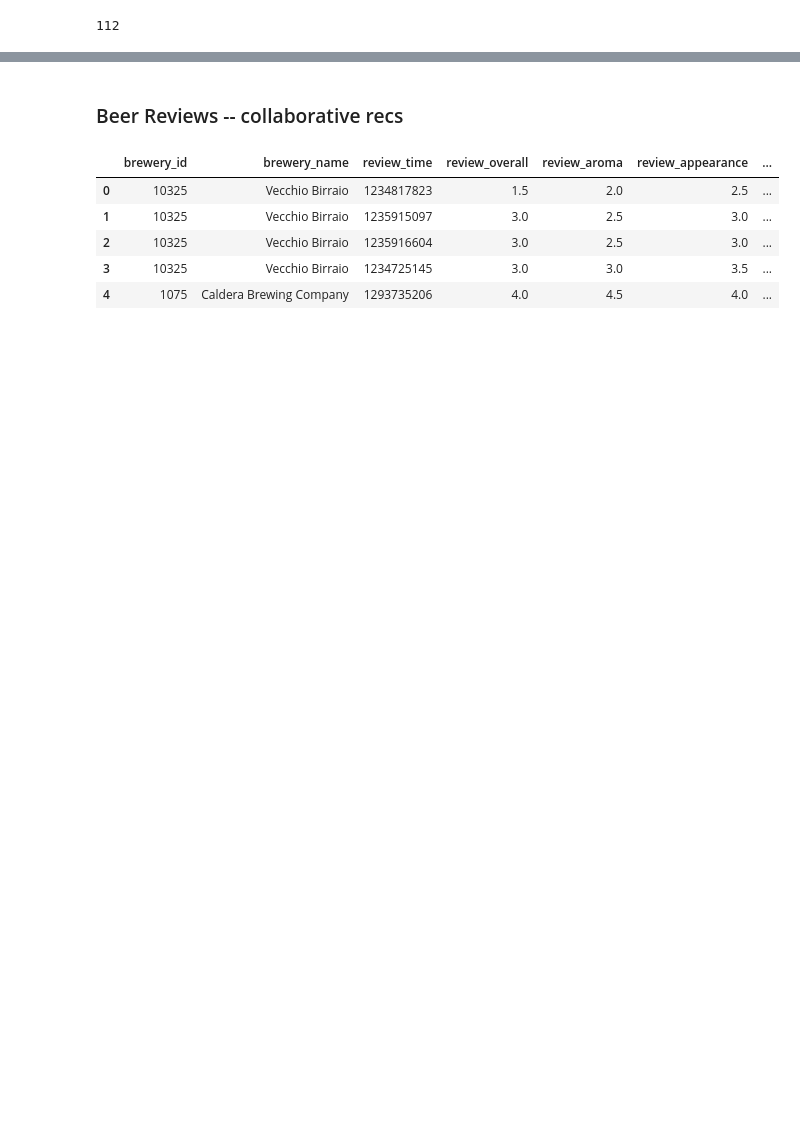
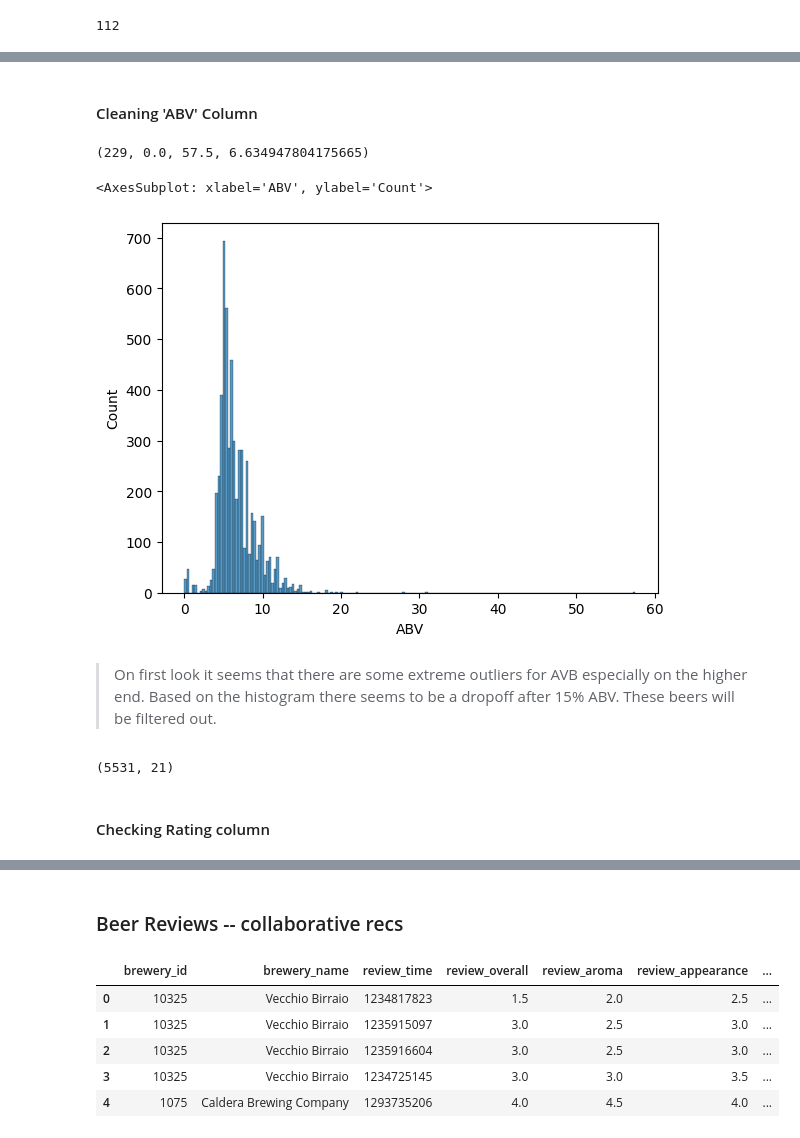
Before and after one commit to ashlidougherty/Beer-Recommender, a Jupyter notebook: DataPrep.ipynb, the cells around one changed output, grey strips where cells are left out. Saved outputs shown, nothing was run; the diff lists cells and outputs as text; code cells hidden in the pictures; blank space fills up the shorter version.

Commit message:
initial data cleaning done

```diff
--- a/DataPrep.ipynb
+++ b/DataPrep.ipynb
@@ -52,5 +46,5 @@ beer_reviews.csv
 # %%
-df_tasting = pd.read_csv('tasting_profiles.csv')
+df_tasting = pd.read_csv('../BeerData/tasting_profiles.csv')
 # %%
 df_tasting.head()
 # %% [output]
@@ -291,13 +312,13 @@ style_map = {
     'Strong Ale - Belgian Pale': 'Strong Ale',
     'Strong Ale - English': 'Strong Ale',
     'Tripel': 'Strong Ale',
-    'Wheat Beer - American Dark': 'Wheet Beer',
-    'Wheat Beer - American Pale': 'Wheet Beer',
-    'Wheat Beer - Dunkelweizen': 'Wheet Beer',
-    'Wheat Beer - Hefeweizen': 'Wheet Beer',
-    'Wheat Beer - Kristallweizen': 'Wheet Beer',
-    'Wheat Beer - Wheatwine': 'Wheet Beer',
-    'Wheat Beer - Witbier': 'Wheet Beer',
+    'Wheat Beer - American Dark': 'Wheat Beer',
+    'Wheat Beer - American Pale': 'Wheat Beer',
+    'Wheat Beer - Dunkelweizen': 'Wheat Beer',
+    'Wheat Beer - Hefeweizen': 'Wheat Beer',
+    'Wheat Beer - Kristallweizen': 'Wheat Beer',
+    'Wheat Beer - Wheatwine': 'Wheat Beer',
+    'Wheat Beer - Witbier': 'Wheat Beer',
     'Wild Ale': 'Wild/Sour Beers',
     'Winter Warmer': 'Dark Ale'
 }
@@ -305,0 +400,14 @@ df_tasting['Style'] = df_tasting['Style'].map(style_map)
+# %% [markdown]
+#### Cleaning 'ABV' Column
+# %%
+# checking ABV column values
+df_tasting['ABV'].nunique(), df_tasting['ABV'].min(), df_tasting['ABV'].max(), df_tasting['ABV'].mean()
+# %% [output]
+(229, 0.0, 57.5, 6.634947804175665)
+# %%
+sns.histplot(df_tasting['ABV'])
+# %% [output]
+<AxesSubplot: xlabel='ABV', ylabel='Count'>
+[figure, added]
+# %% [markdown]
+> On first look it seems that there are some extreme outliers for AVB especially on the higher end. Based on the histogram there seems to be a dropoff after 15% ABV. These beers will be filtered out.
@@ -305,0 +416,8 @@ df_tasting['Style'] = df_tasting['Style'].map(style_map)
+# %%
+# checking to see if high abv beers are dropped
+df_tasting.shape
+#only lost 25 beers in filtering process
+# %% [output]
+(5531, 21)
+# %% [markdown]
+#### Checking Rating column
```
Also changed, not shown: parts of 77 cells of this notebook.
